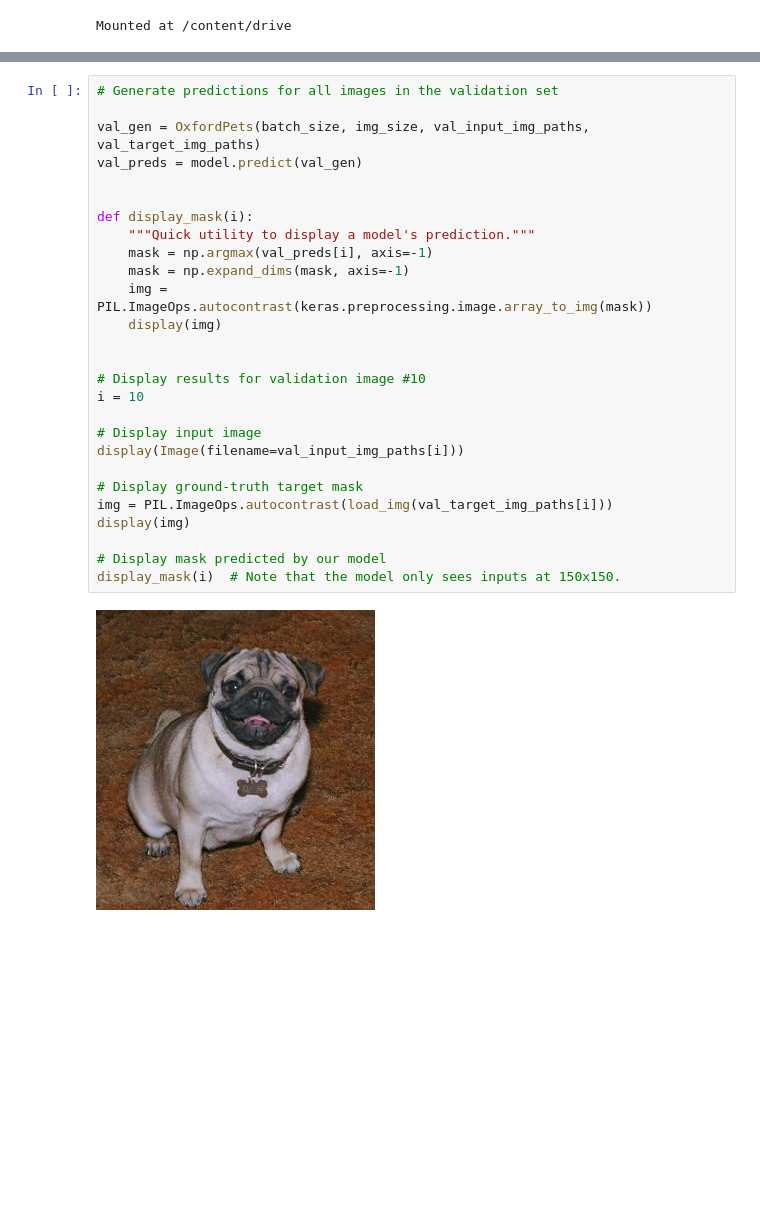
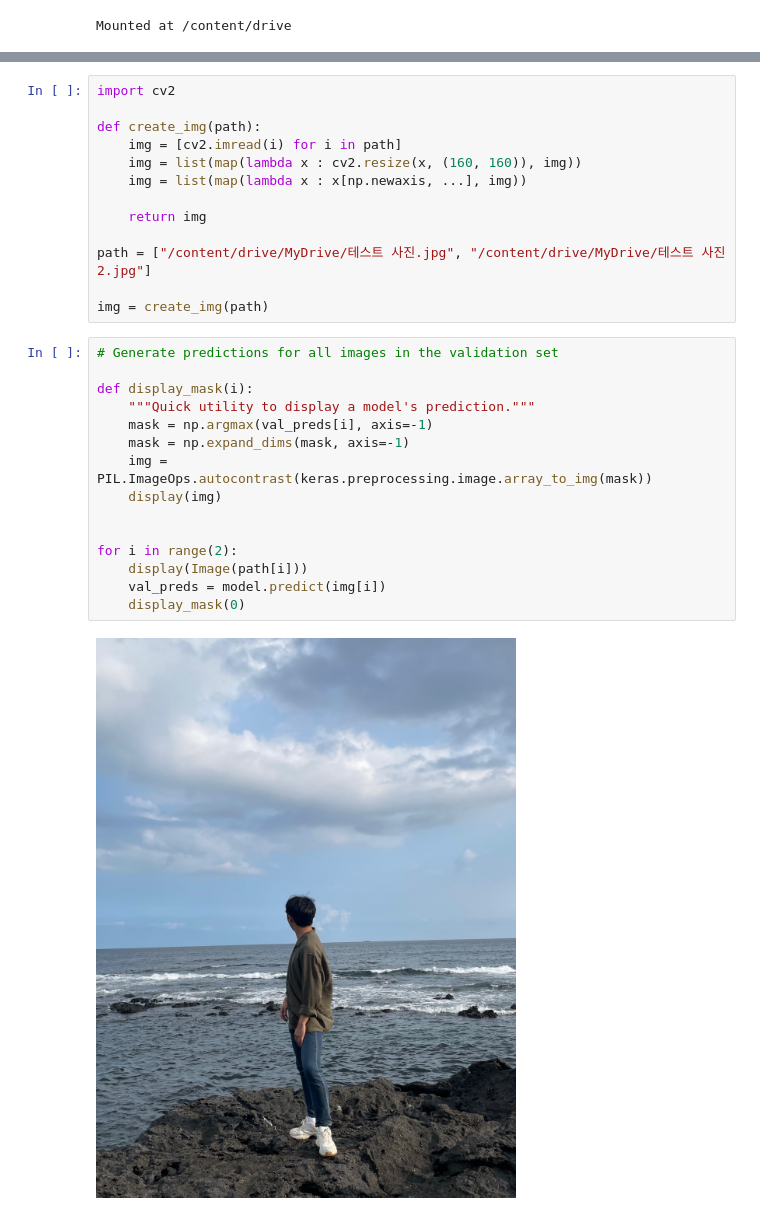
Before and after one commit to dntmdxor99/ML, a Jupyter notebook: 2022-1 인공지능 과제/과제_10_Image_segmentation_with_a_U_Net_like_architecture.ipynb, the cells around one changed output, grey strips where cells are left out. Drawn from its saved outputs; the diff is of its cells as text; blank space fills up the shorter version.

```diff
--- a/2022-1 인공지능 과제/과제_10_Image_segmentation_with_a_U_Net_like_architecture.ipynb
+++ b/2022-1 인공지능 과제/과제_10_Image_segmentation_with_a_U_Net_like_architecture.ipynb
@@ -304,29 +300,30 @@ SyntaxError: ignored
+# %%
+import cv2
+
+def create_img(path):
+    img = [cv2.imread(i) for i in path]
+    img = list(map(lambda x : cv2.resize(x, (160, 160)), img))
+    img = list(map(lambda x : x[np.newaxis, ...], img))
+
+    return img
+
+path = ["/content/drive/MyDrive/테스트 사진.jpg", "/content/drive/MyDrive/테스트 사진2.jpg"]
+
+img = create_img(path)
 # %%
 # Generate predictions for all images in the validation set
-
-val_gen = OxfordPets(batch_size, img_size, val_input_img_paths, val_target_img_paths)
-val_preds = model.predict(val_gen)
-
 
 def display_mask(i):
     """Quick utility to display a model's prediction."""
     mask = np.argmax(val_preds[i], axis=-1)
     mask = np.expand_dims(mask, axis=-1)
     img = PIL.ImageOps.autocontrast(keras.preprocessing.image.array_to_img(mask))
     display(img)
 
 
-# Display results for validation image #10
-i = 10
-
-# Display input image
-display(Image(filename=val_input_img_paths[i]))
-
-# Display ground-truth target mask
-img = PIL.ImageOps.autocontrast(load_img(val_target_img_paths[i]))
-display(img)
-
-# Display mask predicted by our model
-display_mask(i)  # Note that the model only sees inputs at 150x150.
+for i in range(2):
+    display(Image(path[i]))
+    val_preds = model.predict(img[i])
+    display_mask(0)
 # %% [output]
-[figure, old version]
+[figure, new version]
```
Also changed, not shown: parts of 6 cells of this notebook.
